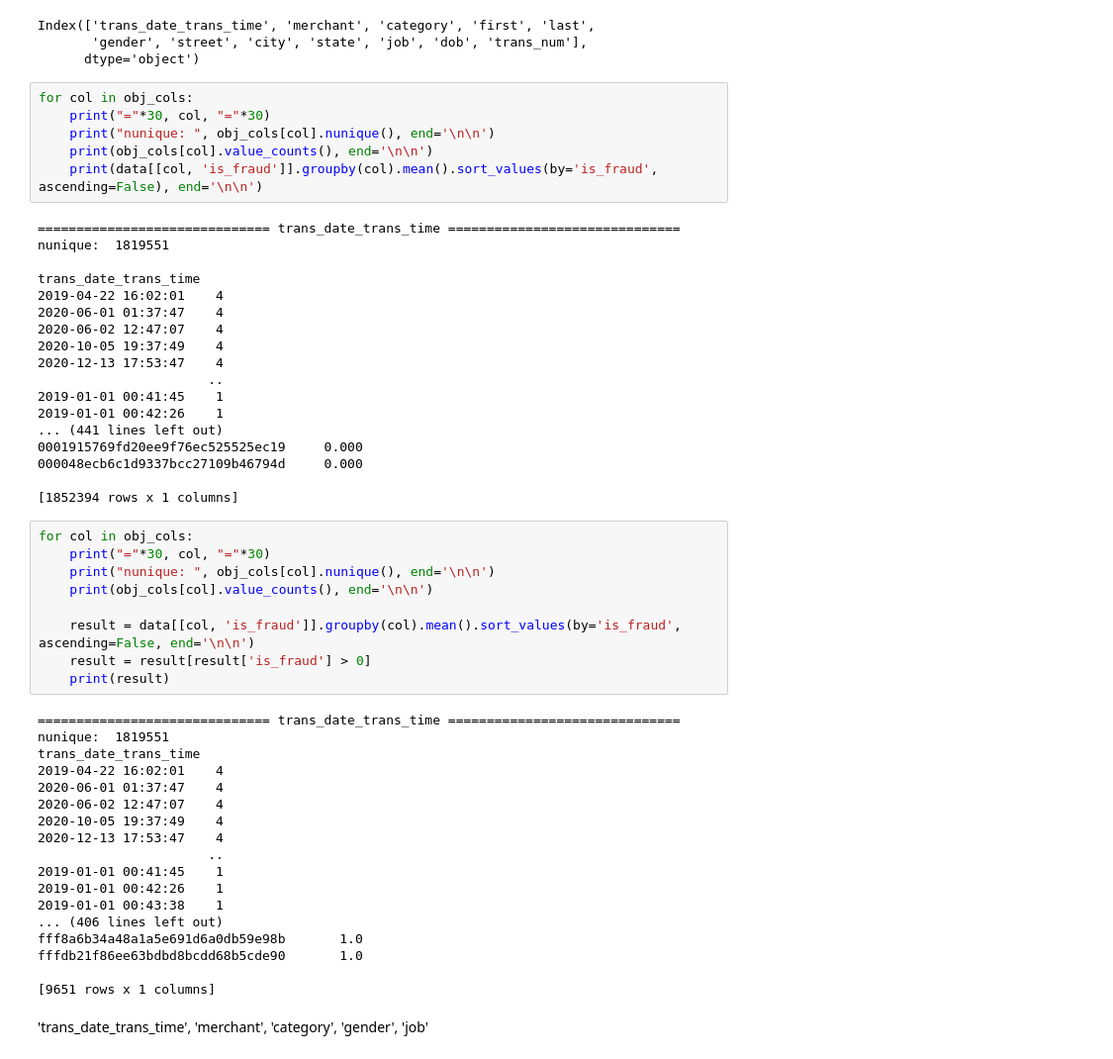
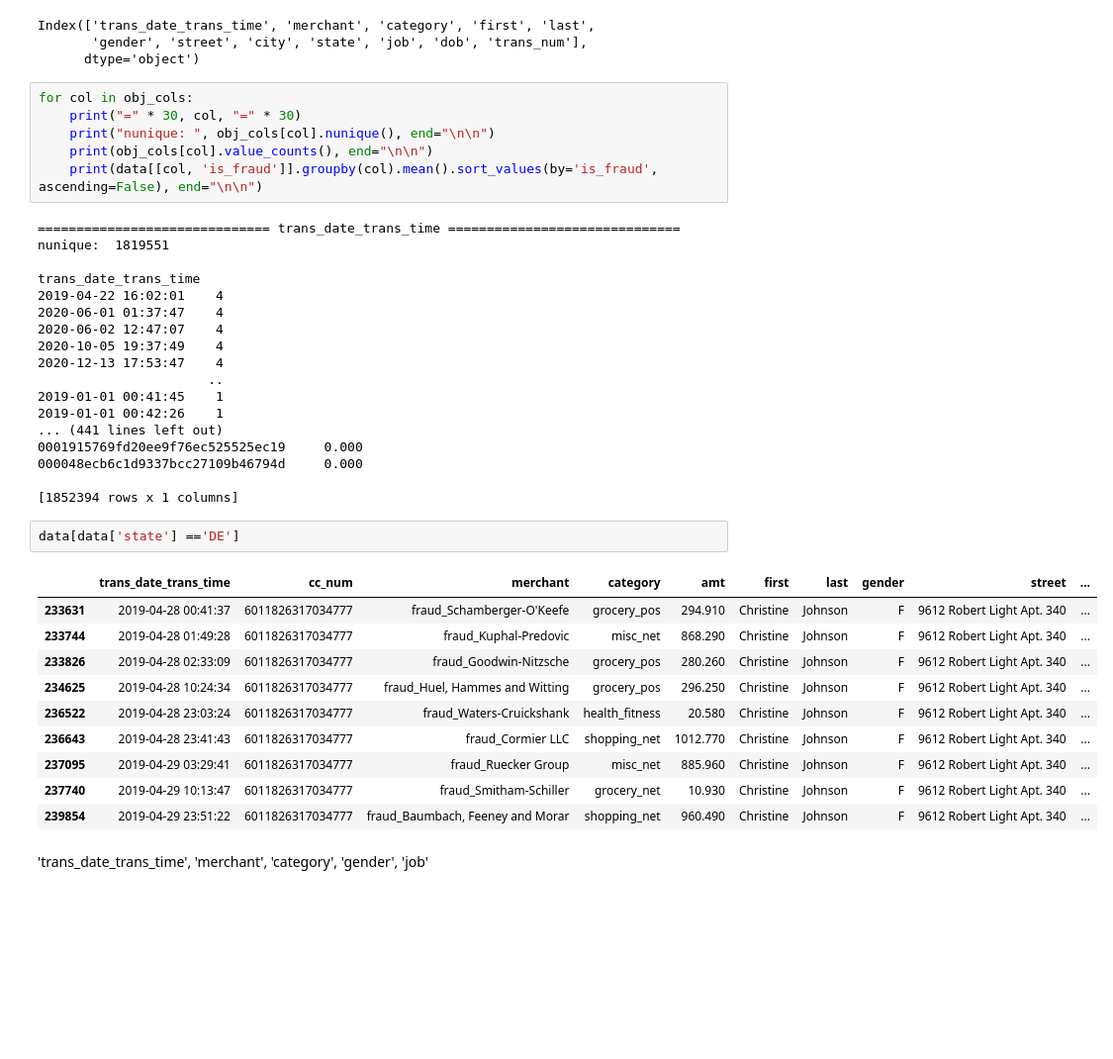
Before and after one commit to eunso03/fintech, a Jupyter notebook: 05machine_learning/11지도학습_분류분석_신용카드사기탐지_모델만들기.ipynb, the cells around one changed output. Shown at 99% size. Saved outputs shown, nothing was run; the diff lists cells and outputs as text; blank space fills up the shorter version.

```diff
--- a/05machine_learning/11지도학습_분류분석_신용카드사기탐지_모델만들기.ipynb
+++ b/05machine_learning/11지도학습_분류분석_신용카드사기탐지_모델만들기.ipynb
@@ -94,10 +94,10 @@ Index(['trans_date_trans_time', 'merchant', 'category', 'first', 'last',
       dtype='object')
 # %%
 for col in obj_cols:
-    print("="*30, col, "="*30)
-    print("nunique: ", obj_cols[col].nunique(), end='\n\n')
-    print(obj_cols[col].value_counts(), end='\n\n')
-    print(data[[col, 'is_fraud']].groupby(col).mean().sort_values(by='is_fraud', ascending=False), end='\n\n')
+    print("=" * 30, col, "=" * 30)
+    print("nunique: ", obj_cols[col].nunique(), end="\n\n")
+    print(obj_cols[col].value_counts(), end="\n\n")
+    print(data[[col, 'is_fraud']].groupby(col).mean().sort_values(by='is_fraud', ascending=False), end="\n\n")
 # %% [output]
 ============================== trans_date_trans_time ==============================
 nunique:  1819551
@@ -116,33 +116,19 @@ trans_date_trans_time
 000048ecb6c1d9337bcc27109b46794d     0.000
 
 [1852394 rows x 1 columns]
-# %%
-for col in obj_cols:
-    print("="*30, col, "="*30)
-    print("nunique: ", obj_cols[col].nunique(), end='\n\n')
-    print(obj_cols[col].value_counts(), end='\n\n')
-
-    result = data[[col, 'is_fraud']].groupby(col).mean().sort_values(by='is_fraud', ascending=False, end='\n\n')
-    result = result[result['is_fraud'] > 0]
-    print(result)
-# %% [output]
-============================== trans_date_trans_time ==============================
-nunique:  1819551
-trans_date_trans_time
-2019-04-22 16:02:01    4
-2020-06-01 01:37:47    4
-2020-06-02 12:47:07    4
-2020-10-05 19:37:49    4
-2020-12-13 17:53:47    4
-                      ..
-2019-01-01 00:41:45    1
-2019-01-01 00:42:26    1
-2019-01-01 00:43:38    1
-... (406 lines left out)
-fff8a6b34a48a1a5e691d6a0db59e98b       1.0
-fffdb21f86ee63bdbd8bcdd68b5cde90       1.0
-
-[9651 rows x 1 columns]
+# %%
+data[data['state'] =='DE']
+# %% [output]
+|  | trans_date_trans_time | cc_num | merchant | category | amt | first | last | gender | street | ... |
+| 233631 | 2019-04-28 00:41:37 | 6011826317034777 | fraud_Schamberger-O'Keefe | grocery_pos | 294.910 | Christine | Johnson | F | 9612 Robert Light Apt. 340 | ... |
+| 233744 | 2019-04-28 01:49:28 | 6011826317034777 | fraud_Kuphal-Predovic | misc_net | 868.290 | Christine | Johnson | F | 9612 Robert Light Apt. 340 | ... |
+| 233826 | 2019-04-28 02:33:09 | 6011826317034777 | fraud_Goodwin-Nitzsche | grocery_pos | 280.260 | Christine | Johnson | F | 9612 Robert Light Apt. 340 | ... |
+| 234625 | 2019-04-28 10:24:34 | 6011826317034777 | fraud_Huel, Hammes and Witting | grocery_pos | 296.250 | Christine | Johnson | F | 9612 Robert Light Apt. 340 | ... |
+| 236522 | 2019-04-28 23:03:24 | 6011826317034777 | fraud_Waters-Cruickshank | health_fitness | 20.580 | Christine | Johnson | F | 9612 Robert Light Apt. 340 | ... |
+| 236643 | 2019-04-28 23:41:43 | 6011826317034777 | fraud_Cormier LLC | shopping_net | 1012.770 | Christine | Johnson | F | 9612 Robert Light Apt. 340 | ... |
+| 237095 | 2019-04-29 03:29:41 | 6011826317034777 | fraud_Ruecker Group | misc_net | 885.960 | Christine | Johnson | F | 9612 Robert Light Apt. 340 | ... |
+| 237740 | 2019-04-29 10:13:47 | 6011826317034777 | fraud_Smitham-Schiller | grocery_net | 10.930 | Christine | Johnson | F | 9612 Robert Light Apt. 340 | ... |
+| 239854 | 2019-04-29 23:51:22 | 6011826317034777 | fraud_Baumbach, Feeney and Morar | shopping_net | 960.490 | Christine | Johnson | F | 9612 Robert Light Apt. 340 | ... |
 # %% [markdown]
 'trans_date_trans_time', 'merchant', 'category', 'gender', 'job'
 # %%
```
Also changed, not shown: parts of 72 cells of this notebook, 5 other files.
